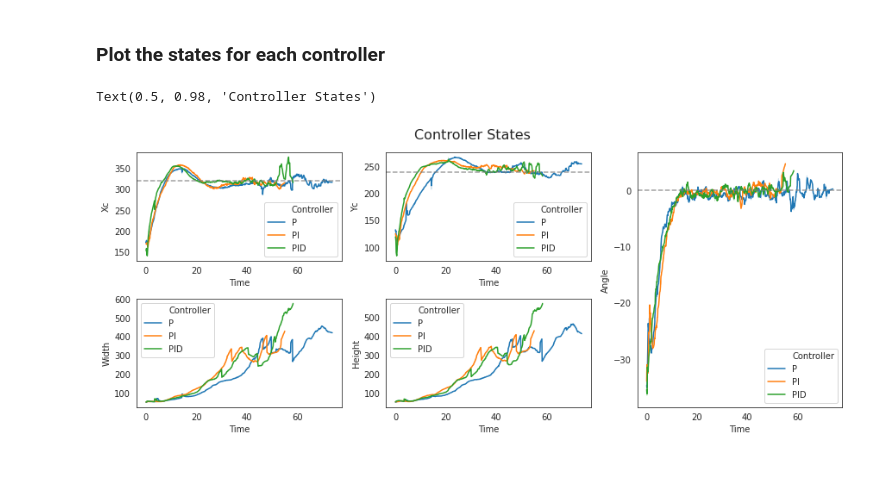
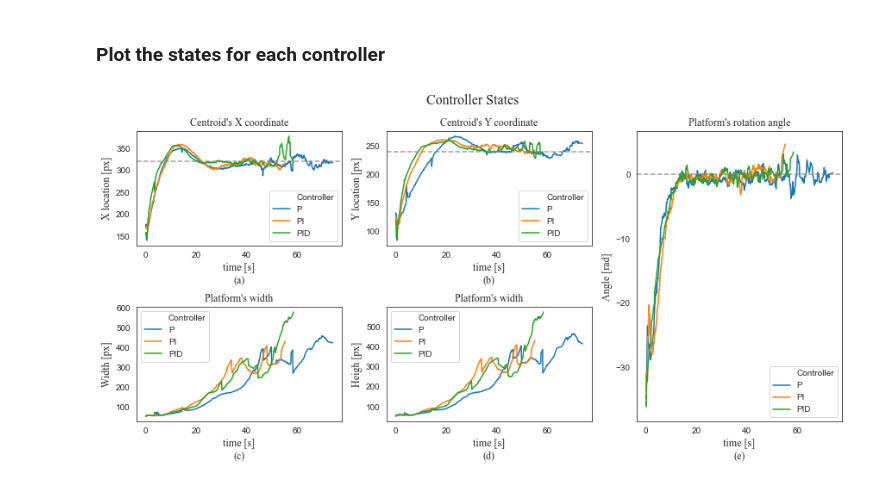
Before and after one commit to apinto25/autonomous_landing_data_analysis, a Jupyter notebook: controller_states_analysis.ipynb, the cells around one changed output. Drawn from its saved outputs; the diff is of its cells as text; code cells hidden in the pictures.

Commit message:
Add IEEE styles to the graphs

```diff
--- a/controller_states_analysis.ipynb
+++ b/controller_states_analysis.ipynb
@@ -166,34 +167,55 @@ mean_df
 # %% [markdown]
 ### Plot the states for each controller
 # %%
+timesfont = {'fontname':'Times New Roman'}
+
 sns.set_style('white')
 
-fig = plt.figure(constrained_layout=True, figsize=(12,5))
+fig = plt.figure(constrained_layout=True, figsize=(12,6))
 
 gs = GridSpec(2, 3, figure=fig)
 ax1 = fig.add_subplot(gs[0, 0])
 # identical to ax1 = plt.subplot(gs.new_subplotspec((0, 0), colspan=3))
 ax2 = fig.add_subplot(gs[0, 1])
 ax3 = fig.add_subplot(gs[:, 2])
 ax4 = fig.add_subplot(gs[1, 0])
 ax5 = fig.add_subplot(gs[1, 1])
 
 xc = sns.lineplot(data=mean_df, x="Time", y="Xc",
              hue="Controller", ax=ax1)
 yc = sns.lineplot(data=mean_df, x="Time", y="Yc",
              hue="Controller", ax=ax2)
 angle = sns.lineplot(data=mean_df, x="Time", y="Angle",
              hue="Controller", ax=ax3)
 w = sns.lineplot(data=mean_df, x="Time", y="Width",
              hue="Controller", ax=ax4)
 h = sns.lineplot(data=mean_df, x="Time", y="Height",
              hue="Controller", ax=ax5)
 
 xc.axhline(y=320, linewidth=1.5, color='grey', ls='--', alpha=0.75)
 yc.axhline(y=240, linewidth=1.5, color='grey', ls='--', alpha=0.75)
 angle.axhline(y=0, linewidth=1.5, color='grey', ls='--', alpha=0.75)
 
-fig.suptitle('Controller States', fontsize=16)
+xc.set_title("Centroid's X coordinate", fontsize=12, **timesfont)
+yc.set_title("Centroid's Y coordinate", fontsize=12, **timesfont)
+w.set_title("Platform's width", fontsize=12, **timesfont)
+h.set_title("Platform's width", fontsize=12, **timesfont)
+angle.set_title("Platform's rotation angle", fontsize=12, **timesfont)
+
+xc.set_xlabel("time [s]\n(a)", fontsize=12, **timesfont)
+yc.set_xlabel("time [s]\n(b)", fontsize=12, **timesfont)
+w.set_xlabel("time [s]\n(c)", fontsize=12, **timesfont)
+h.set_xlabel("time [s]\n(d)", fontsize=12, **timesfont)
+angle.set_xlabel("time [s]\n(e)", fontsize=12, **timesfont)
+
+xc.set_ylabel("X location [px]", fontsize=12, **timesfont)
+yc.set_ylabel("Y location [px]", fontsize=12, **timesfont)
+w.set_ylabel("Width [px]", fontsize=12, **timesfont)
+h.set_ylabel("Heigh [px]", fontsize=12, **timesfont)
+angle.set_ylabel("Angle [rad]", fontsize=12, **timesfont)
+
+fig.suptitle('Controller States', fontsize=16, **timesfont)
+
+plt.show()
 # %% [output]
-Text(0.5, 0.98, 'Controller States')
-[figure, old version]
+[figure, new version]
```
Also changed, not shown: parts of 1 cell of this notebook.
